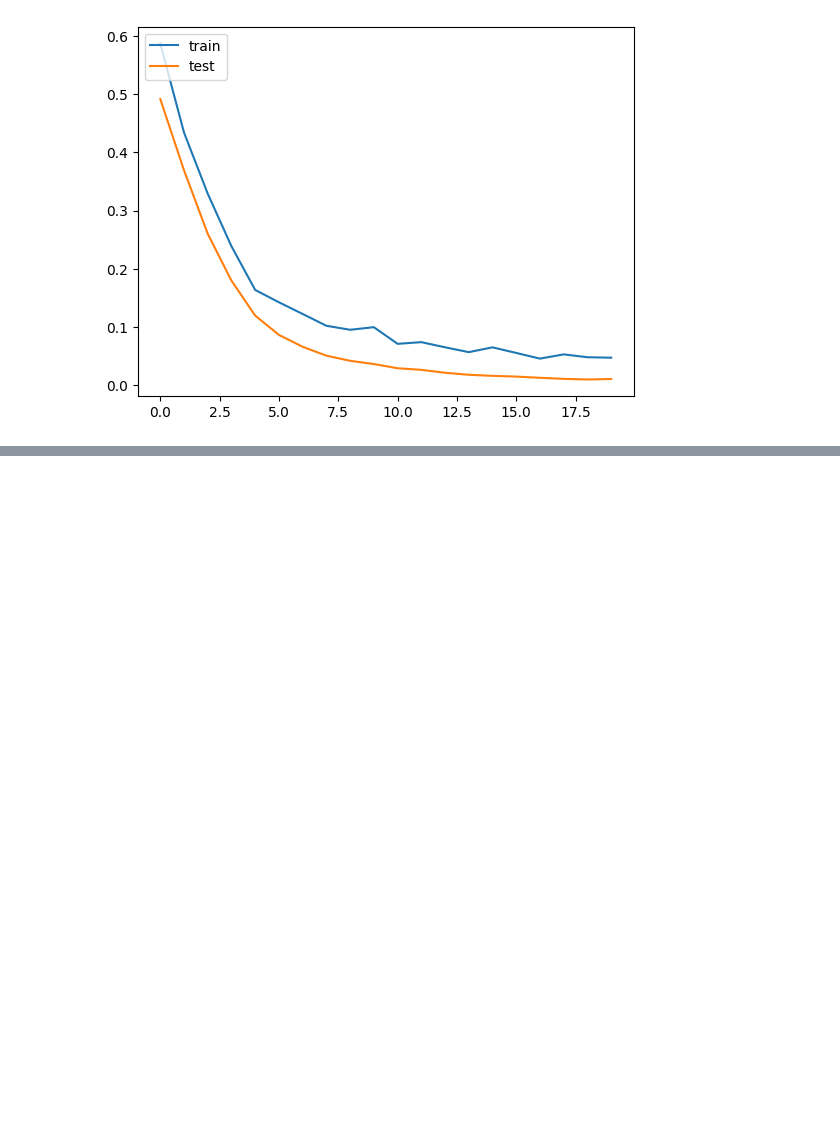
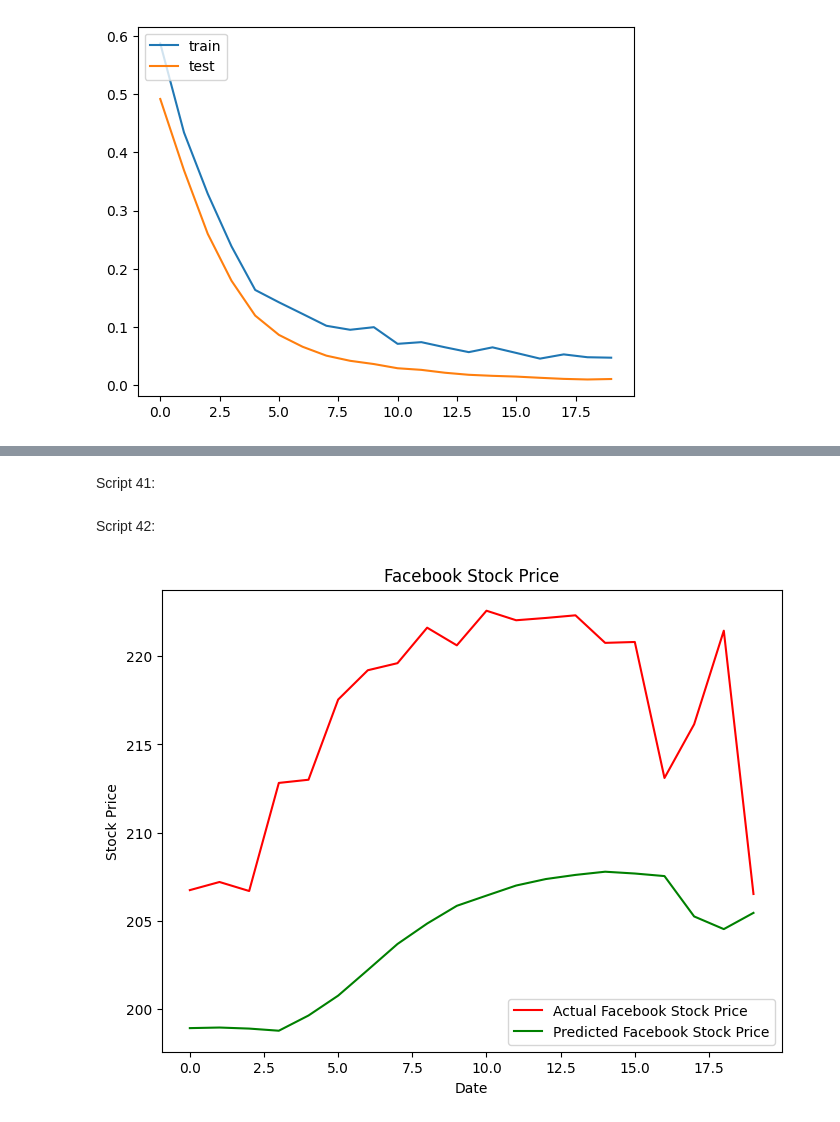
Before and after one commit to PabloBogg/Python_Machine_Learning_For_Beginners, a Jupyter notebook: Python.ipynb, the cells around one changed output, grey strips where cells are left out. Drawn from its saved outputs; the diff is of its cells as text; code cells hidden in the pictures; blank space fills up the shorter version.

```diff
--- a/Python.ipynb
+++ b/Python.ipynb
@@ -3263,0 +3485,3 @@ plt.legend(['train','test'],loc='upper left')
+# %%
+x_test=np.array(fb_test_features)
+print(x_test.shape)
@@ -3263,0 +3492,10 @@ plt.legend(['train','test'],loc='upper left')
+# %%
+#Our feature set is currently 2-dimensional. But the LSTM
+#algorithm in Keras accepts only data in 3-dimensional. The
+#following script converts our input features into a 3-dimensional
+#shape.
+
+#converting test data into 3d shape
+
+x_test=np.reshape(x_test,(x_test.shape[0],x_test.shape[1],1))
+print(x_test.shape)
@@ -3263,0 +3506,6 @@ plt.legend(['train','test'],loc='upper left')
+# %%
+#Now is the time to make predictions on the test set.
+
+#making prediction on test set
+y_pred=model.predict(x_test)
+print(y_pred.shape)
@@ -3263,0 +3515,26 @@ plt.legend(['train','test'],loc='upper left')
+# %% [markdown]
+Script 41:
+# %%
+#Since we scaled our input feature, we need to apply the
+#inverse_transform() method of the scaler object on the
+#predicted output to get the original output values
+
+#coverting scaled data back to original data
+#a = np.arange(6).reshape((3, 2))
+#y_pred=y_pred.reshape(20,60)
+#print(y_pred.shape)
+y_pred=scaler.inverse_transform(y_pred)
+# %% [markdown]
+Script 42:
+# %%
+#plotting original and predicted stock values
+plt.figure(figsize=(8,6))
+plt.plot(fb_testing_processed, color='red',label='Actual Facebook Stock Price')
+plt.plot(y_pred,color='green',label='Predicted Facebook Stock Price')
+plt.title('Facebook Stock Price')
+plt.xlabel('Date')
+plt.ylabel('Stock Price')
+plt.legend()
+plt.show()
+# %% [output]
+[figure, added]
```
Also changed, not shown: parts of 48 cells of this notebook.
